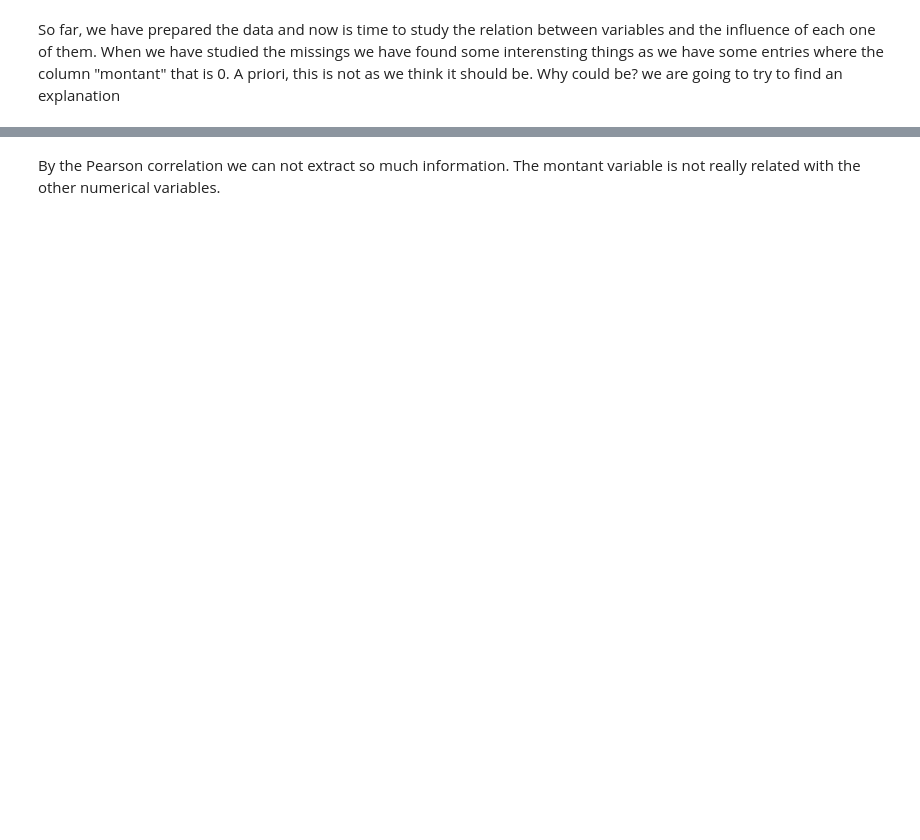
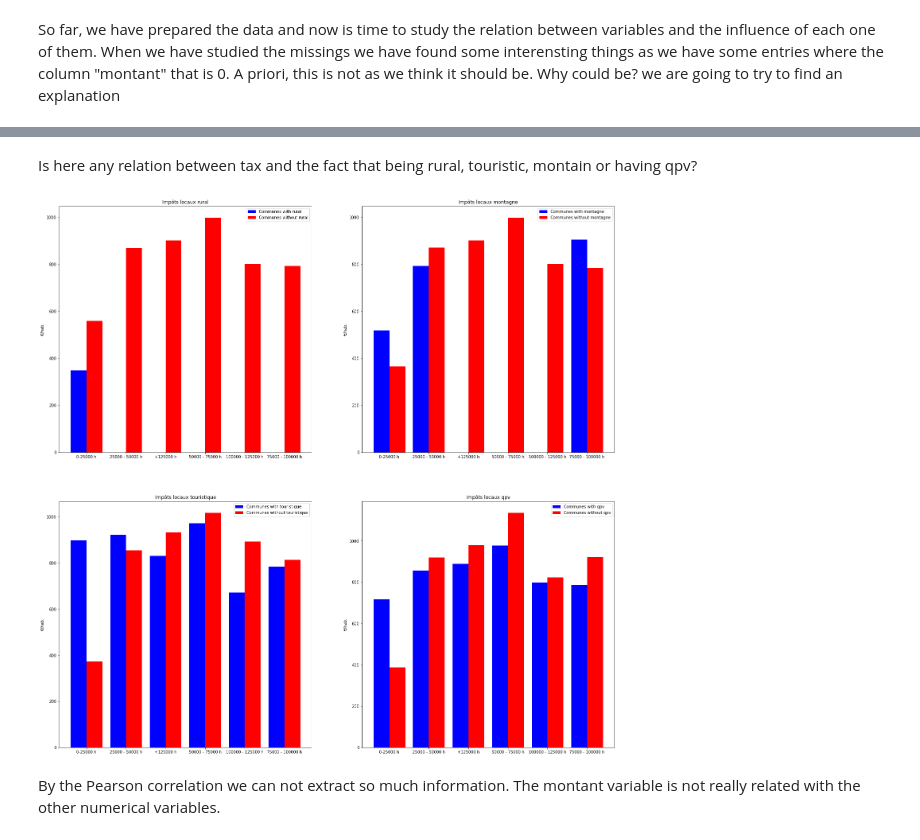
Before and after one commit to Cristina2017/Analysis-comptes-des-communes, a Jupyter notebook: notebooks/comptes des communes.ipynb, the cells around one changed output, grey strips where cells are left out. Saved outputs shown, nothing was run; the diff lists cells and outputs as text; code cells hidden in the pictures; blank space fills up the shorter version.

```diff
--- a/notebooks/comptes des communes.ipynb
+++ b/notebooks/comptes des communes.ipynb
@@ -412,2 +563,64 @@ data_no_missing[['tranche_population', 'tranche_revenu_imposable_par_habitant',
+# %% [markdown]
+Is here any relation between tax and the fact that being rural, touristic, montain or having qpv?
+# %%
+
+year = 2019
+outre_mer = 'no'  # options: 'yes', 'no'
+
+
+def cre_df(year, outre_mer='yes'):
+    year = year
+    if outre_mer == 'yes':
+        dt = df[df['outre_mer']=='Oui']
+        dataframe = dt[dt['exer'] == year]
+    else:
+        dt = df[df['outre_mer']=='Non']
+        dataframe = dt[dt['exer']== year]
+
+    return dataframe
+
+if outre_mer == 'yes':
+    name = 'outre_mer' + '_' + str(year)
+else:
+    name = 'metropolitan' + '_' + str(year)
+
+globals()[name] = cre_df(year, outre_mer=outre_mer)
+globals()[name]['pop_group'] = pd.cut(globals()[name]['ptot'],[0,25000,50000,75000,100000,125000, globals()[name]['ptot'].max()],
+                                      labels= ['0-25000 h', '25000 - 50000 h', '50000 - 75000 h', '75000 - 100000 h', '100000 - 125000 h', '+125000 h'],
+                                      include_lowest=True)
+
+options = ['rural', 'montagne', 'touristique', 'qpv']
+
+
+i=0
+for o in options:
+    globals()[o] = globals()[name][globals()[name][o]=='Oui']
+    globals()[o + '_' + 'no'] = globals()[name][globals()[name][o]=='Non']
+    globals()[o] = globals()[o][globals()[o]['agregat']=='Impôts locaux']
+    globals()[o + '_' + 'no'] = globals()[o + '_' + 'no'][globals()[o + '_' + 'no']['agregat']=='Impôts locaux']
+    globals()[o + '_' + 'sum'] = globals()[o].groupby(['pop_group']).agg({'euros_par_habitant':'mean'})
+    globals()[o + '_' + 'no' + '_' + 'sum'] = globals()[o + '_' + 'no'].groupby(['pop_group']).agg({'euros_par_habitant':'mean'})
+    globals()[o + '_' + 'sum'] =  globals()[o + '_' + 'sum'].fillna(0)
+    globals()[o + '_' + 'no' + '_' + 'sum'] = globals()[o + '_' + 'no' + '_' + 'sum'].fillna(0)
+
+
+plt.figure(figsize= (25,25))
+i = 1
+for o in options:
+    plt.subplot(2,2,i)
+    w = 0.4
+    x = globals()[name]['pop_group'].unique()
+    bar1 = np.arange(len(x))
+    bar2 = [i+w for i in bar1]
+    plt.bar(bar1,  globals()[o + '_' + 'sum']['euros_par_habitant'], w, color = 'blue', label = 'Communes with' + " " + o)
+    plt.bar(bar2,  globals()[o + '_' + 'no' + '_' + 'sum']['euros_par_habitant'], w, color = 'red', label = 'Communes without' + " " + o)
+    #plt.xlabel('')
+    plt.ylabel('€/hab.')
+    plt.xticks(bar1+w/2,x)
+    plt.legend()
+    plt.title('Impôts locaux' + ' ' + o)
+    i+=1
+# %% [output]
+[figure, added]
 # %% [markdown]
 By the Pearson correlation we can not extract so much information. The montant variable is not really related with the other numerical variables.
```
Also changed, not shown: parts of 72 cells of this notebook.
